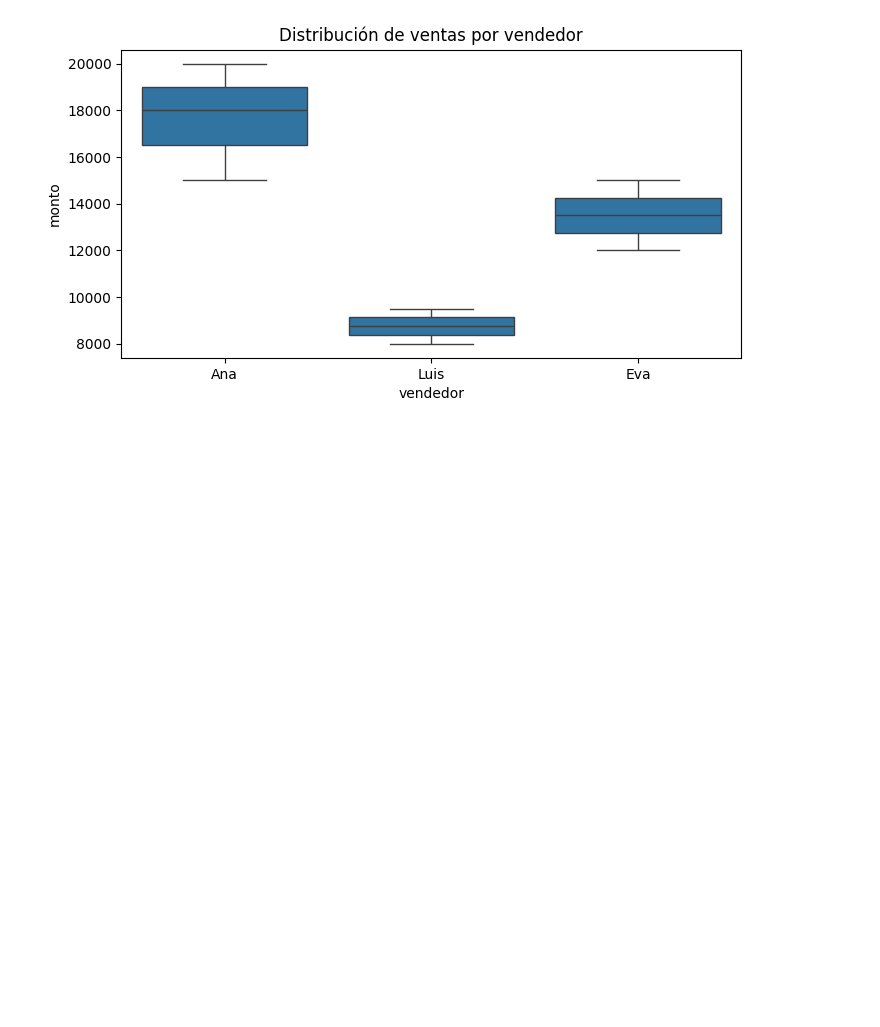
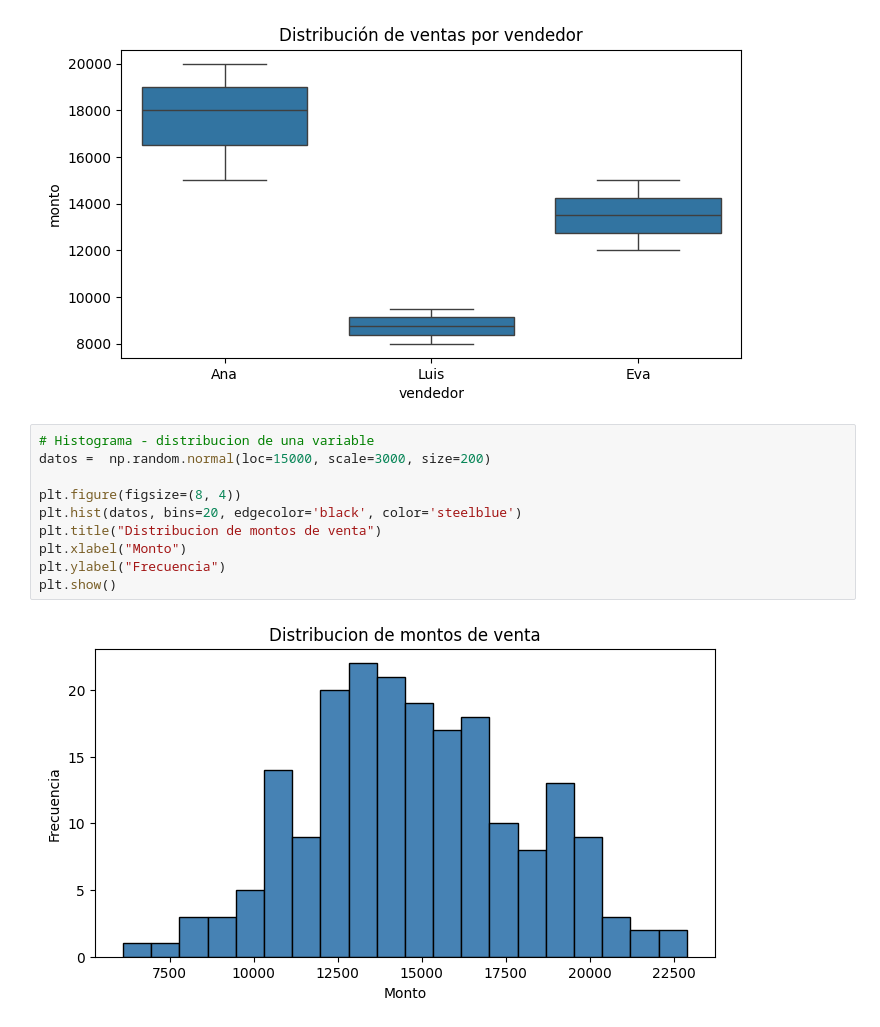
Before and after one commit to ohigginsrodriguez-cloud/bases-data-science, a Jupyter notebook: 05-visualizacion/01_matplotlib_seaborn.ipynb, the cells around one changed output. Saved outputs shown, nothing was run; the diff lists cells and outputs as text; blank space fills up the shorter version.

Commit message:
Add histogram and heatmap

```diff
--- a/05-visualizacion/01_matplotlib_seaborn.ipynb
+++ b/05-visualizacion/01_matplotlib_seaborn.ipynb
@@ -45,3 +45,15 @@ plt.title("Distribución de ventas por vendedor")
 plt.show()
 # %% [output]
 [figure]
+# %%
+# Histograma - distribucion de una variable
+datos =  np.random.normal(loc=15000, scale=3000, size=200)
+
+plt.figure(figsize=(8, 4))
+plt.hist(datos, bins=20, edgecolor='black', color='steelblue')
+plt.title("Distribucion de montos de venta")
+plt.xlabel("Monto")
+plt.ylabel("Frecuencia")
+plt.show()
+# %% [output]
+[figure, added]
```
Also changed, not shown: parts of 1 cell of this notebook.
